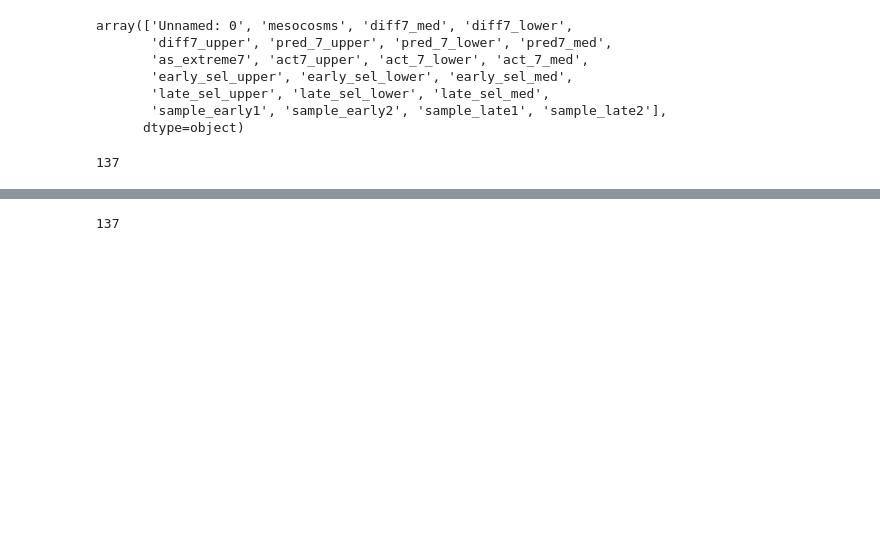
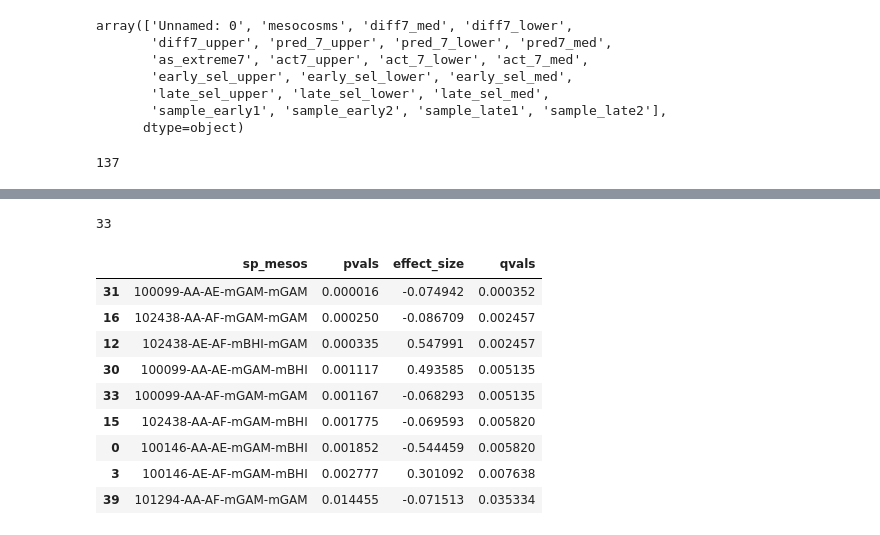
Before and after one commit to sophiejwalton/coalescence-pilot-mgx, a Jupyter notebook: workflow/analysis/make_time_varying_selection_plot_v4.ipynb, the cells around one changed output, grey strips where cells are left out. Saved outputs shown, nothing was run; the diff lists cells and outputs as text; code cells hidden in the pictures; blank space fills up the shorter version.

```diff
--- a/workflow/analysis/make_time_varying_selection_plot_v4.ipynb
+++ b/workflow/analysis/make_time_varying_selection_plot_v4.ipynb
@@ -458,3 +473,4 @@ big_df = big_df.loc[~big_df['pred_val_sel_12'].isna(),:]
 big_df_good=big_df.loc[(big_df['pred_val_sel_12']>1e-2)*(big_df['pred_val_sel_12']<1-1e-2),:]
 #big_df = big_df.set_index('species-type_meso')
 len(big_df['species_id'].unique())
+big_df_p7 = big_df.loc[big_df['passage']==7,:]
@@ -462,0 +483,8 @@ len(big_df['species_id'].unique())
+# %%
+big_df_p7['sel_12_gen']=big_df_p7['sel_12']*1/np.log2(200)
+def ecdf_transform(data):
+    return 1- data.rank(method="first") / len(data)
+
+big_df_p7.loc[:, "sel_12 ECDF"] = big_df_p7[
+    "sel_12"
+].transform(ecdf_transform)
@@ -462,0 +532,39 @@ len(big_df['species_id'].unique())
+# %%
+# t test
+import scipy.stats
+from scipy import stats
+import numpy as np
+from scipy.stats import false_discovery_control
+
+sp_mesos = []
+pvals = []
+effect_size = []
+for sp_type_meso in big_df_p7['species-type_meso'].unique():
+    big_df_sp_type_meso = big_df_p7.loc[big_df_p7['species-type_meso']==sp_type_meso,:]
+    sp_mesos.append(sp_type_meso)
+    preds = big_df_sp_type_meso['pred_val_sel_12'].values
+    acts = big_df_sp_type_meso['boot_med1'].values
+    t_statistic, p_value = stats.ttest_ind(preds,acts)
+    pvals.append(p_value)
+    effect_size.append(np.mean(preds)-np.mean(acts))
+df_ttest = pd.DataFrame(data={'sp_mesos':sp_mesos,'pvals':pvals,'effect_size':effect_size})
+df_ttest=df_ttest.loc[~df_ttest['pvals'].isna(),:]
+print(len(df_ttest))
+df_ttest = df_ttest.loc[df_ttest['effect_size'].abs()>1e-2,:]
+df_ttest = df_ttest.sort_values(by='pvals')
+df_ttest['qvals']=false_discovery_control(df_ttest['pvals'])
+len(df_ttest.loc[df_ttest['qvals']<.05,:])
+df_ttest_good = df_ttest.loc[df_ttest['qvals']<.05,:]
+df_ttest_good
+# %% [output]
+33
+|  | sp_mesos | pvals | effect_size | qvals |
+| 31 | 100099-AA-AE-mGAM-mGAM | 0.000016 | -0.074942 | 0.000352 |
+| 16 | 102438-AA-AF-mGAM-mGAM | 0.000250 | -0.086709 | 0.002457 |
+| 12 | 102438-AE-AF-mBHI-mGAM | 0.000335 | 0.547991 | 0.002457 |
+| 30 | 100099-AA-AE-mGAM-mBHI | 0.001117 | 0.493585 | 0.005135 |
+| 33 | 100099-AA-AF-mGAM-mGAM | 0.001167 | -0.068293 | 0.005135 |
+| 15 | 102438-AA-AF-mGAM-mBHI | 0.001775 | -0.069593 | 0.005820 |
+| 0 | 100146-AA-AE-mGAM-mBHI | 0.001852 | -0.544459 | 0.005820 |
+| 3 | 100146-AE-AF-mGAM-mBHI | 0.002777 | 0.301092 | 0.007638 |
+| 39 | 101294-AA-AF-mGAM-mGAM | 0.014455 | -0.071513 | 0.035334 |
@@ -463,4 +593,4 @@ len(big_df['species_id'].unique())
 # %%
-len(species_list)
+sels = big_df['sel_12'].abs().values
+np.median(sels)
+np.percentile(sels,25)
-# %% [output]
-137
```
Also changed, not shown: parts of 35 cells of this notebook, 19 other files.
